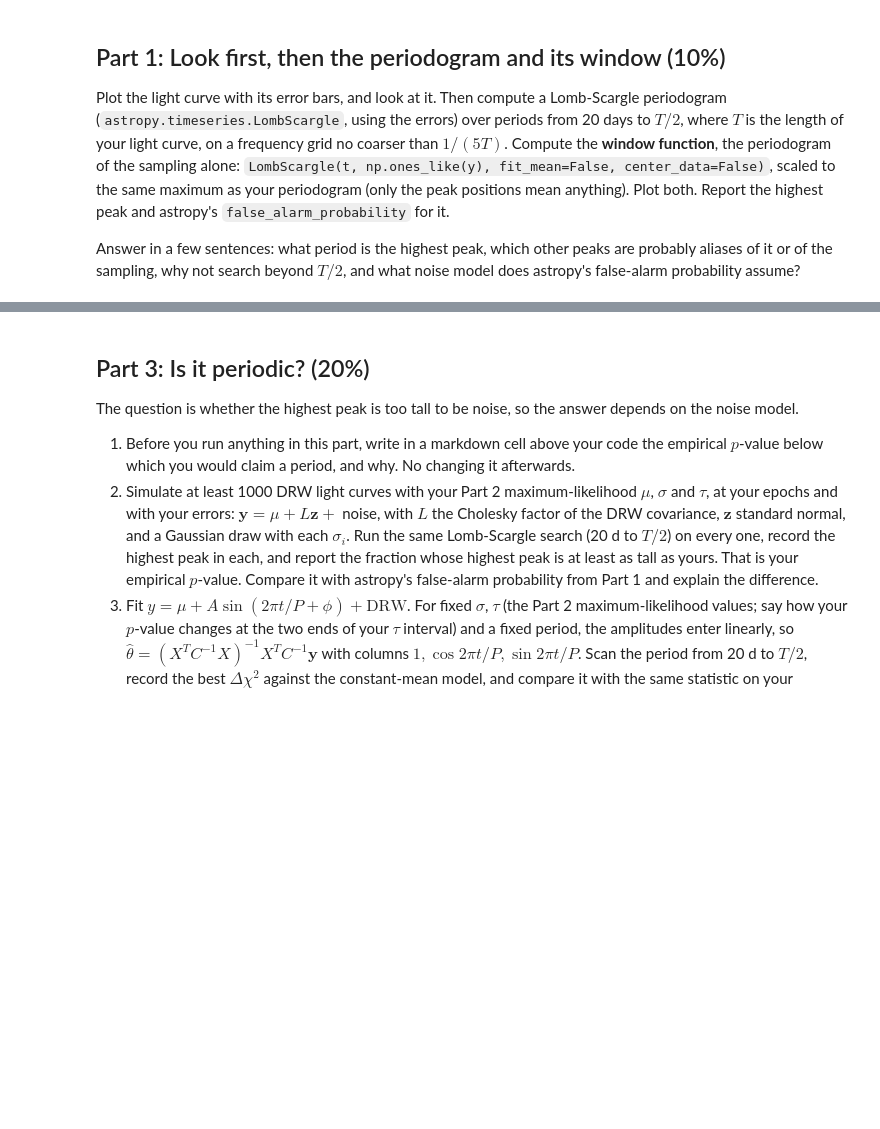
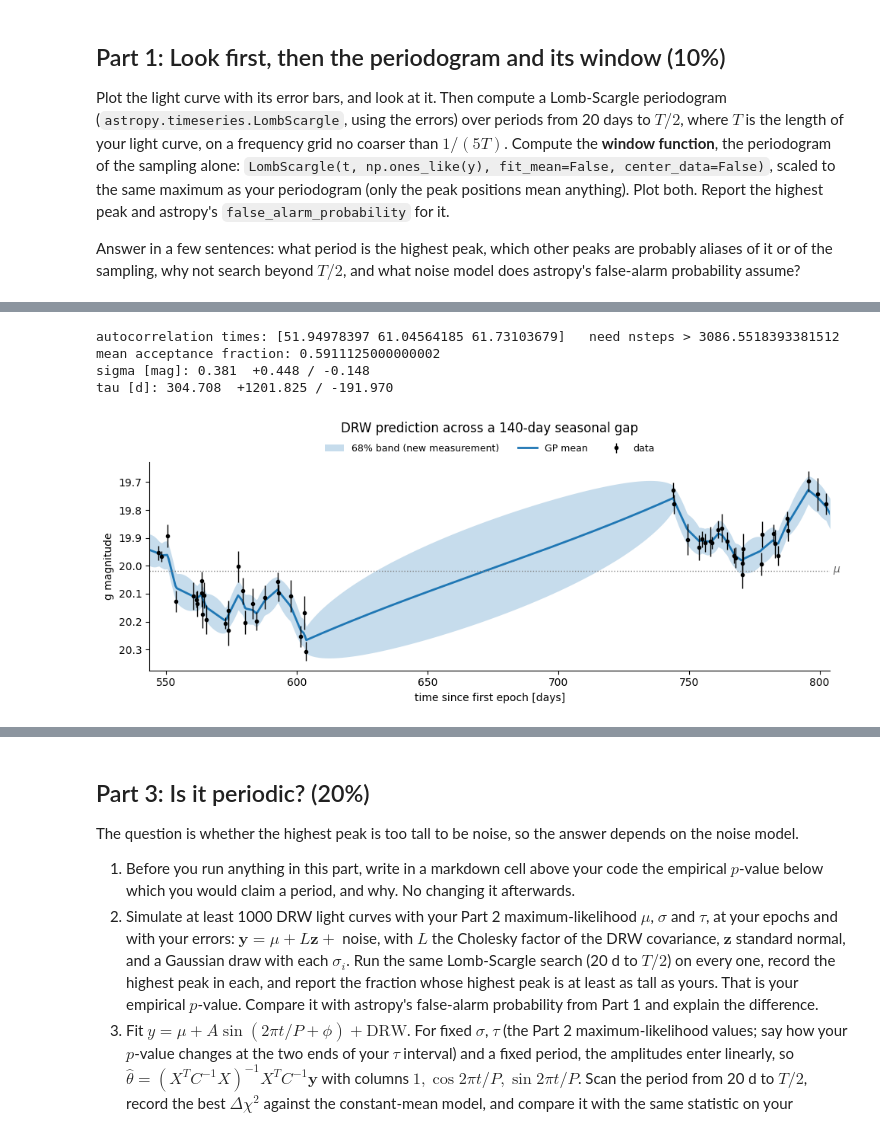
Before and after one commit to andrewtsteves/ast457_2026_Fall, a Jupyter notebook: submissions/asteves2/lab07.ipynb, the cells around one changed output, grey strips where cells are left out. Saved outputs shown, nothing was run; the diff lists cells and outputs as text; code cells hidden in the pictures; blank space fills up the shorter version.

```diff
--- a/submissions/asteves2/lab07.ipynb
+++ b/submissions/asteves2/lab07.ipynb
@@ -70,0 +224,73 @@ where $\sigma_i$ is the quoted error of epoch $i$ and $\sigma$ without a subscri
+# %%
+ndim, nwalkers, nsteps = 3, 32, 5000
+p0_se = theta_ml_exp + 1e-3 * np.random.default_rng(42).normal(size = (nwalkers, ndim))
+
+sampler_se = emcee.EnsembleSampler(nwalkers, ndim, logPost, args = (t, y, e))
+sampler_se.run_mcmc(p0_se, nsteps)
+
+tau_ac_se = sampler.get_autocorr_time(tol = 0)
+burn_exp = int(5 * tau_ac_se.max())
+chain_se = sampler_se.get_chain(discard = burn_exp, thin = max(1, int(tau_ac_se.max() / 2)), flat = True)
+
+print('autocorrelation times:', tau_ac_se, '  need nsteps >', 50 * tau_ac_se.max())
+print('mean acceptance fraction:', sampler_se.acceptance_fraction.mean())
+for name, s in [('sigma [mag]', np.exp(chain_se[:, 1])), ('tau [d]', np.exp(chain_se[:, 2]))]:
+    lo, med, hi = np.percentile(s, [16, 50, 84])
+    print(f'{name}: {med:.3f}  +{hi - med:.3f} / -{med - lo:.3f}')
+# %% [output]
+autocorrelation times: [51.94978397 61.04564185 61.73103679]   need nsteps > 3086.5518393381512
+mean acceptance fraction: 0.5911125000000002
+sigma [mag]: 0.381  +0.448 / -0.148
+tau [d]: 304.708  +1201.825 / -191.970
+# %%
+def k_exp(a, b, sig, tau):
+    return sig**2 * np.exp(-np.abs(a[:, None] - b[None, :]) / tau)
+
+def gp_predict(t_new, t, y, e, theta):
+    mu, sig, tau = theta[0], np.exp(theta[1]), np.exp(theta[2])
+
+    dt = np.abs(t[:, None] - t[None, :])
+    C = sig**2 * np.exp(-dt / tau) + np.diag(e**2)
+    cf = cho_factor(C, lower = True)
+
+    dt_cross = np.abs(t_new[:, None] - t[None, :])
+    Ks = sig**2 * np.exp(-dt_cross / tau)
+
+    mean = mu + Ks @ cho_solve(cf, y - mu)
+    var = sig**2 - np.sum(Ks * cho_solve(cf, Ks.T).T, axis = 1)
+
+    return mean, np.sqrt(np.clip(var, 0, None))
+
+gaps = np.diff(t)
+k = np.argmax(gaps)
+t_lo, t_hi = t[k] - 60, t[k + 1] + 60
+tg = np.linspace(t_lo, t_hi, 500)
+
+m, sd_latent = gp_predict(tg, t, y, e, theta_ml)
+sd_meas = np.sqrt(sd_latent**2 + np.median(e)**2)
+
+band = sd_meas                                  # or sd_latent: choose one, and say which in your write-up
+band_label = '68% band (new measurement)'       # change to match if you switch
+
+w = (t > t_lo) & (t < t_hi)
+fig, ax = plt.subplots(figsize=(10, 4))
+
+ax.fill_between(tg, m - band, m + band, color='C0', alpha=0.25, lw=0, label=band_label)
+ax.plot(tg, m, color='C0', lw=2, label='GP mean')
+ax.errorbar(t[w], y[w], e[w], fmt='o', color='k', ms=3, lw=1, label='data')
+ax.axhline(theta_ml[0], color='0.5', ls=':', lw=1)
+ax.text(t_hi, theta_ml[0], r' $\mu$', va='center', color='0.4')
+
+ax.set_xlim(t_lo, t_hi)
+ax.invert_yaxis()                               # brighter = up
+ax.set_xlabel('time since first epoch [days]')
+ax.set_ylabel('g magnitude')
+ax.set_title(f'DRW prediction across a {gaps[k]:.0f}-day seasonal gap', pad=28)
+ax.legend(loc='lower center', bbox_to_anchor=(0.5, 1.0), ncol=3, frameon=False, fontsize=9)
+for side in ('top', 'right'):
+    ax.spines[side].set_visible(False)
+
+plt.tight_layout()
+plt.show()
+# %% [output]
+[figure, added]
```
Also changed, not shown: parts of 9 cells of this notebook.
